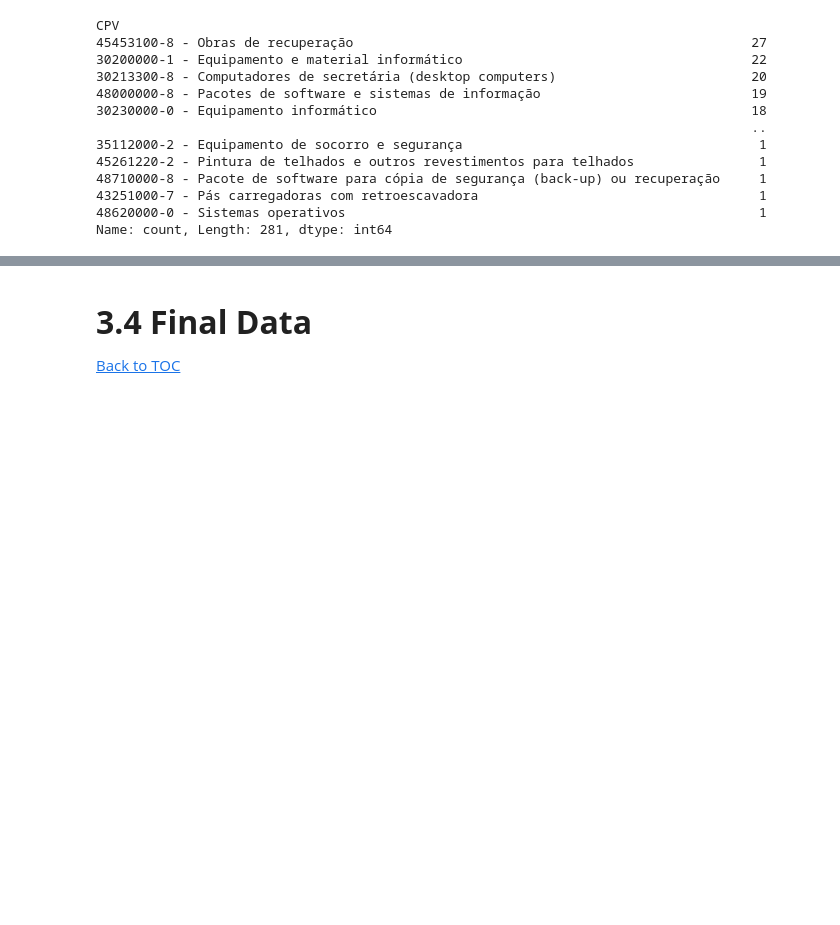
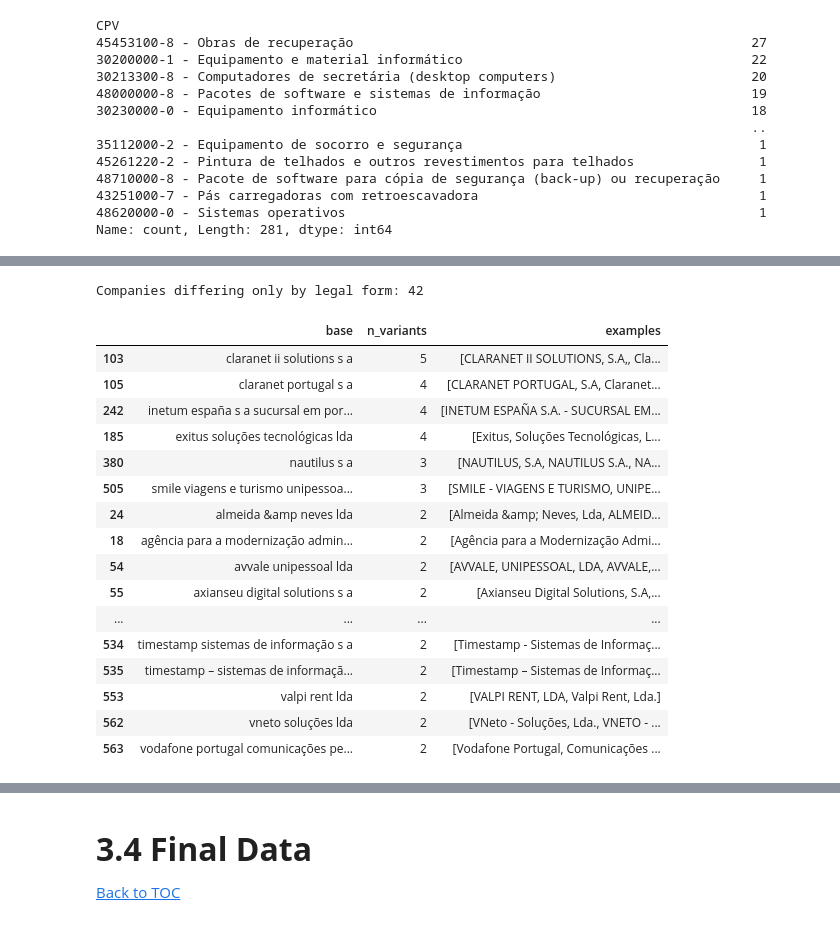
Before and after one commit to beatrizmarques2005/network-analysis, a Jupyter notebook: project/notebooks/01_preprocessing.ipynb, the cells around one changed output, grey strips where cells are left out. Saved outputs shown, nothing was run; the diff lists cells and outputs as text; code cells hidden in the pictures; blank space fills up the shorter version.

Commit message:
text cleaning

```diff
--- a/project/notebooks/01_preprocessing.ipynb
+++ b/project/notebooks/01_preprocessing.ipynb
@@ -874,0 +926,69 @@ fig.show()
+# %%
+## LEGAL VARIANTS
+
+adg = subset['adjudicante'].astype(str)
+adj = subset['adjudicatarios'].astype(str)
+
+all_entities = pd.concat([adg, adj], ignore_index=True)
+
+legal_df = pd.DataFrame({"original": all_entities})
+legal_df["clean"] = legal_df["original"].str.lower().str.strip()
+
+legal_patterns = [
+    r'\bs\.?a\.?\b',
+    r'\bsociedade anonima\b',
+    r'\bltda\b',
+    r'\bunipessoal ltda\b',
+    r'\bs\.?l\.?\b',
+    r'\bs\.?a\.?u\.?\b',
+    r'\bs\.?l\.?u\.?\b',
+    r'\binc\b',
+    r'\bllc\b'
+]
+
+for pat in legal_patterns:
+    legal_df["base"] = legal_df["clean"].str.replace(pat, "", regex=True)
+
+legal_df["base"] = (
+    legal_df["base"]
+    .str.replace(r'[.,;:()\-]', ' ', regex=True)
+    .str.replace(r'\s+', ' ', regex=True)
+    .str.strip()
+)
+
+legal_groups = (
+    legal_df
+    .groupby("base")
+    .agg(
+        n_variants=("original", "nunique"),
+        examples=("original", lambda x: list(set(x)))
+    )
+    .reset_index()
+)
+
+legal_duplicates = legal_groups[legal_groups["n_variants"] > 1]
+
+print(f"Companies differing only by legal form: {len(legal_duplicates)}")
+
+legal_dup_df = legal_duplicates.sort_values("n_variants", ascending=False)
+
+legal_dup_df.head(50)
+# %% [output]
+Companies differing only by legal form: 42
+|  | base | n_variants | examples |
+| 103 | claranet ii solutions s a | 5 | [CLARANET II SOLUTIONS, S.A,, Cla... |
+| 105 | claranet portugal s a | 4 | [CLARANET PORTUGAL, S.A, Claranet... |
+| 242 | inetum españa s a sucursal em por... | 4 | [INETUM ESPAÑA S.A. - SUCURSAL EM... |
+| 185 | exitus soluções tecnológicas lda | 4 | [Exitus, Soluções Tecnológicas, L... |
+| 380 | nautilus s a | 3 | [NAUTILUS, S.A, NAUTILUS S.A., NA... |
+| 505 | smile viagens e turismo unipessoa... | 3 | [SMILE - VIAGENS E TURISMO, UNIPE... |
+| 24 | almeida &amp neves lda | 2 | [Almeida &amp; Neves, Lda, ALMEID... |
+| 18 | agência para a modernização admin... | 2 | [Agência para a Modernização Admi... |
+| 54 | avvale unipessoal lda | 2 | [AVVALE, UNIPESSOAL, LDA, AVVALE,... |
+| 55 | axianseu digital solutions s a | 2 | [Axianseu Digital Solutions, S.A,... |
+| ... | ... | ... | ... |
+| 534 | timestamp sistemas de informação s a | 2 | [Timestamp - Sistemas de Informaç... |
+| 535 | timestamp – sistemas de informaçã... | 2 | [Timestamp – Sistemas de Informaç... |
+| 553 | valpi rent lda | 2 | [VALPI RENT, LDA, Valpi Rent, Lda.] |
+| 562 | vneto soluções lda | 2 | [VNeto - Soluções, Lda., VNETO - ... |
+| 563 | vodafone portugal comunicações pe... | 2 | [Vodafone Portugal, Comunicações ... |
```
Also changed, not shown: parts of 12 cells of this notebook, 1 other file.
